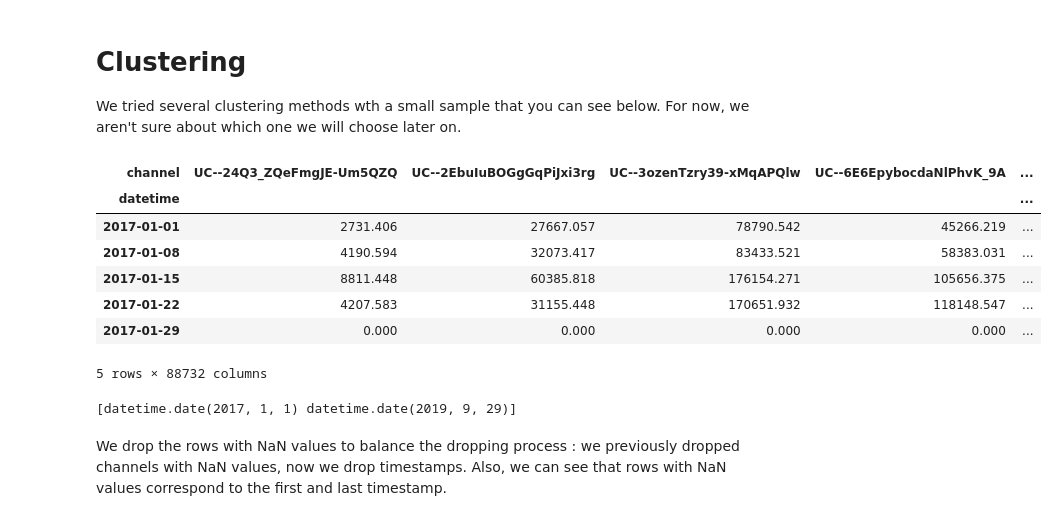
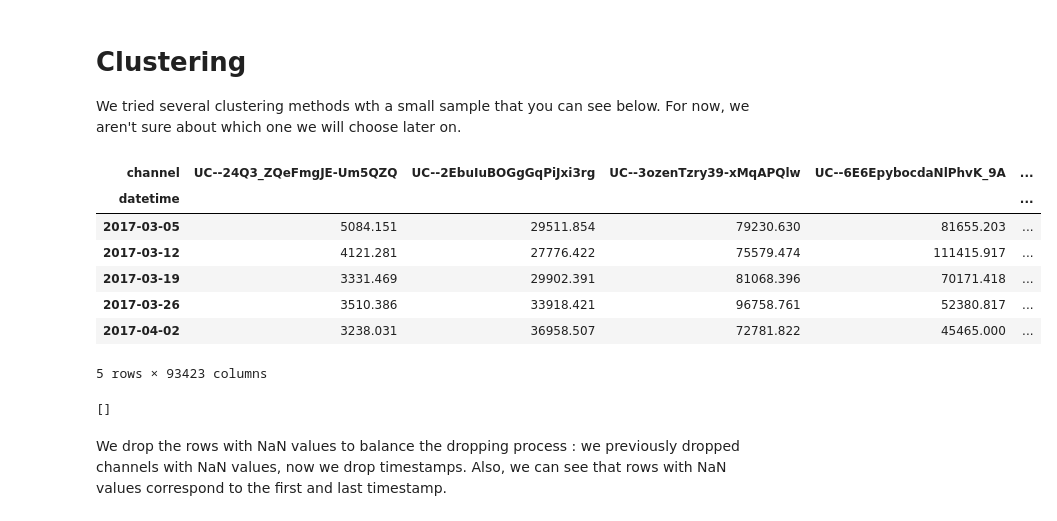
Before and after one commit to epfl-ada/ada-2022-project-pinacolada, a Jupyter notebook: notebook.ipynb, the cells around one changed output. Cells and saved outputs as stored; diff of their text form; code cells hidden in the pictures.

```diff
--- a/notebook.ipynb
+++ b/notebook.ipynb
@@ -393,22 +393,22 @@ for name, channel_df in tqdm(long_timeseries_norm.groupby('channel')):
 We tried several clustering methods wth a small sample that you can see below. For now, we aren't sure about which one we will choose later on.
 # %%
 # We only keep timeseries with small number of NaN values
-complete_timeseries = uniform_channel_timeseries.dropna(thresh=len(uniform_channel_timeseries) - 1, axis=1)
+complete_timeseries = channel_timeseries.dropna(thresh=len(channel_timeseries) - 1, axis=1)
 complete_timeseries.head()
 # %% [output]
 | channel | UC--24Q3_ZQeFmgJE-Um5QZQ | UC--2EbuIuBOGgGqPiJxi3rg | UC--3ozenTzry39-xMqAPQlw | UC--6E6EpybocdaNlPhvK_9A | ... |
 | datetime |  |  |  |  | ... |
-| 2017-01-01 | 2731.406 | 27667.057 | 78790.542 | 45266.219 | ... |
-| 2017-01-08 | 4190.594 | 32073.417 | 83433.521 | 58383.031 | ... |
-| 2017-01-15 | 8811.448 | 60385.818 | 176154.271 | 105656.375 | ... |
-| 2017-01-22 | 4207.583 | 31155.448 | 170651.932 | 118148.547 | ... |
-| 2017-01-29 | 0.000 | 0.000 | 0.000 | 0.000 | ... |
+| 2017-03-05 | 5084.151 | 29511.854 | 79230.630 | 81655.203 | ... |
+| 2017-03-12 | 4121.281 | 27776.422 | 75579.474 | 111415.917 | ... |
+| 2017-03-19 | 3331.469 | 29902.391 | 81068.396 | 70171.418 | ... |
+| 2017-03-26 | 3510.386 | 33918.421 | 96758.761 | 52380.817 | ... |
+| 2017-04-02 | 3238.031 | 36958.507 | 72781.822 | 45465.000 | ... |
-5 rows × 88732 columns
+5 rows × 93423 columns
 # %%
 nan_rows = complete_timeseries[complete_timeseries.isna().any(axis=1)]
 print(nan_rows.index.values)
 complete_timeseries.drop(nan_rows.index,inplace=True)
 # %% [output]
-[datetime.date(2017, 1, 1) datetime.date(2019, 9, 29)]
+[]
 # %% [markdown]
 We drop the rows with NaN values to balance the dropping process : we previously dropped channels with NaN values, now we drop timestamps. Also, we can see that rows with NaN values correspond to the first and last timestamp.
```
Also changed, not shown: parts of 15 cells of this notebook.
